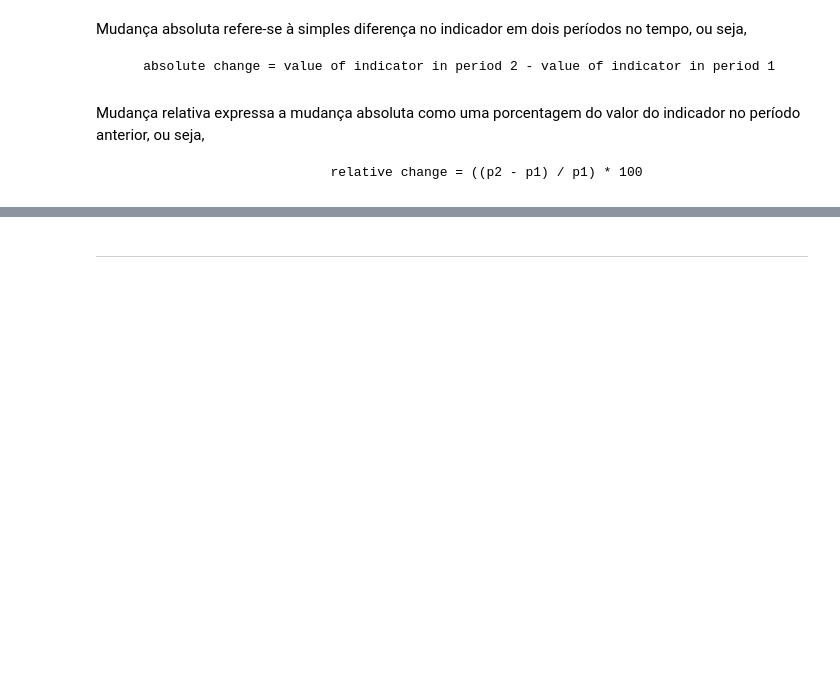
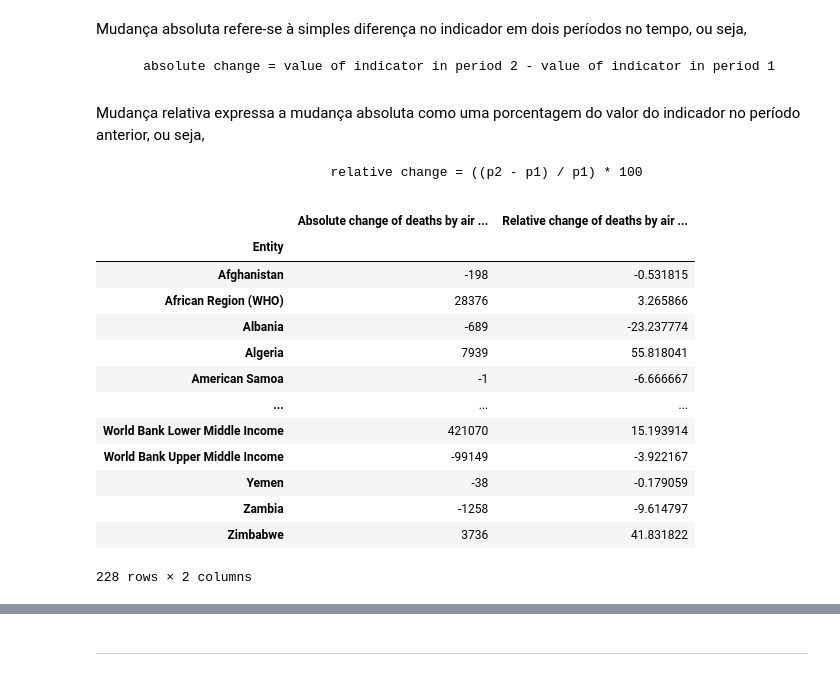
Before and after one commit to Matheus-Fontinele-Alves-Vieria/Artificial-Intelligence, a Jupyter notebook: src/notebook/Number_of_deaths.ipynb, the cells around one changed output, grey strips where cells are left out. Drawn from its saved outputs; the diff is of its cells as text; code cells hidden in the pictures; blank space fills up the shorter version.

```diff
--- a/src/notebook/Number_of_deaths.ipynb
+++ b/src/notebook/Number_of_deaths.ipynb
@@ -177,18 +177,18 @@ for i in countrys:
     a.append([i, m.loc[m['Year'] == 2019]['Air pollution'] - m.loc[m['Year'] == 1990]['Air pollution']])
 
 
-data1 = {'Country' : [],
+data1 = {'Entity' : [],
          'Absolute change of deaths by air pollution (1990-2019)' : []}
 
 
 for i in range(len(a)):
 
-    data1['Country'].append(a[i][0])
+    data1['Entity'].append(a[i][0])
     data1['Absolute change of deaths by air pollution (1990-2019)'].append(a[i][1][0])
 
 
 df1 = pd.DataFrame.from_dict(data1)
-df1 = df1.set_index(['Country'])
+df1 = df1.set_index(['Entity'])
 
 print(df1)
 # %% [output]
@@ -255,3 +255,21 @@ Mudança absoluta refere-se à simples diferença no indicador em dois períodos
 Mudança relativa expressa a mudança absoluta como uma porcentagem do valor do indicador no período anterior, ou seja,
 
                                 relative change = ((p2 - p1) / p1) * 100
+# %%
+df_ = pd.merge(df1, df2, on='Entity')
+df_
+# %% [output]
+|  | Absolute change of deaths by air ... | Relative change of deaths by air ... |
+| Entity |  |  |
+| Afghanistan | -198 | -0.531815 |
+| African Region (WHO) | 28376 | 3.265866 |
+| Albania | -689 | -23.237774 |
+| Algeria | 7939 | 55.818041 |
+| American Samoa | -1 | -6.666667 |
+| ... | ... | ... |
+| World Bank Lower Middle Income | 421070 | 15.193914 |
+| World Bank Upper Middle Income | -99149 | -3.922167 |
+| Yemen | -38 | -0.179059 |
+| Zambia | -1258 | -9.614797 |
+| Zimbabwe | 3736 | 41.831822 |
+228 rows × 2 columns
```
Also changed, not shown: parts of 10 cells of this notebook, 5 other files.
